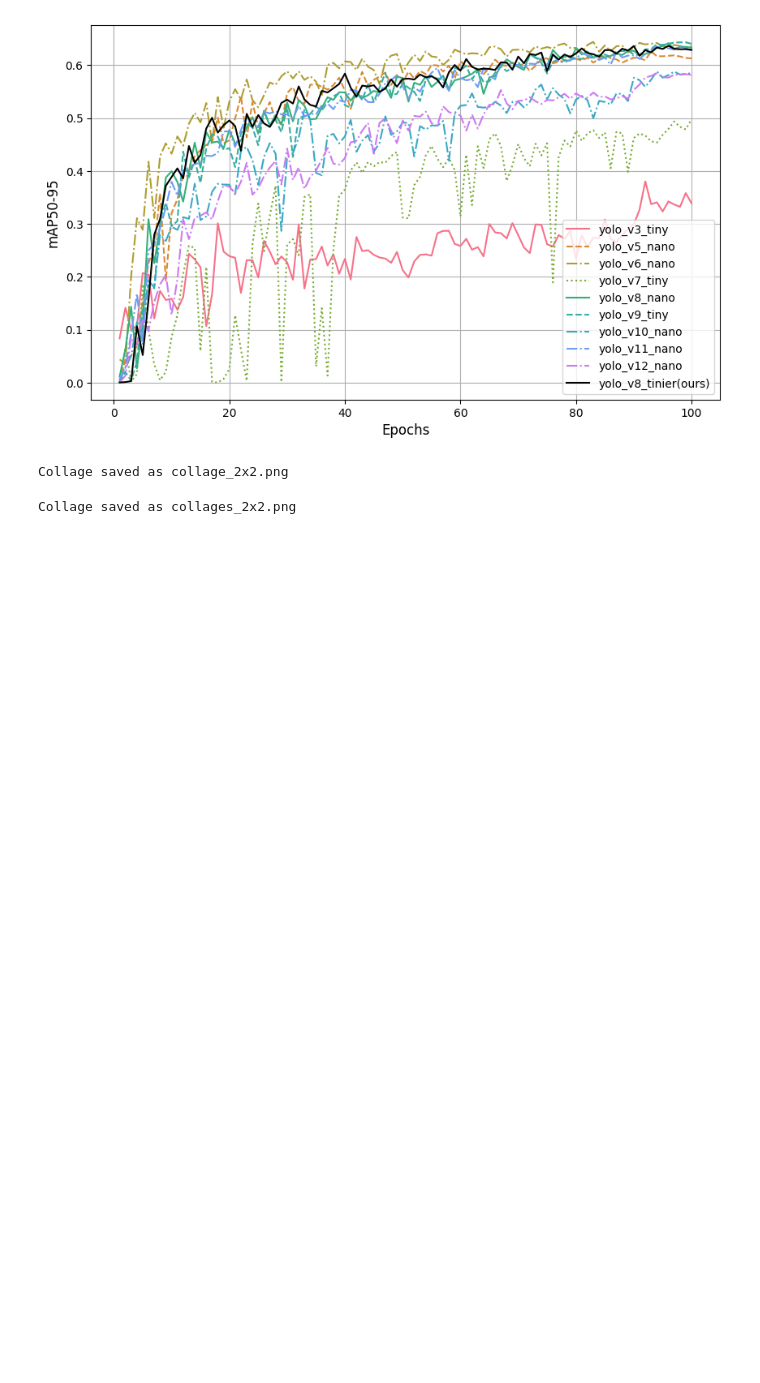
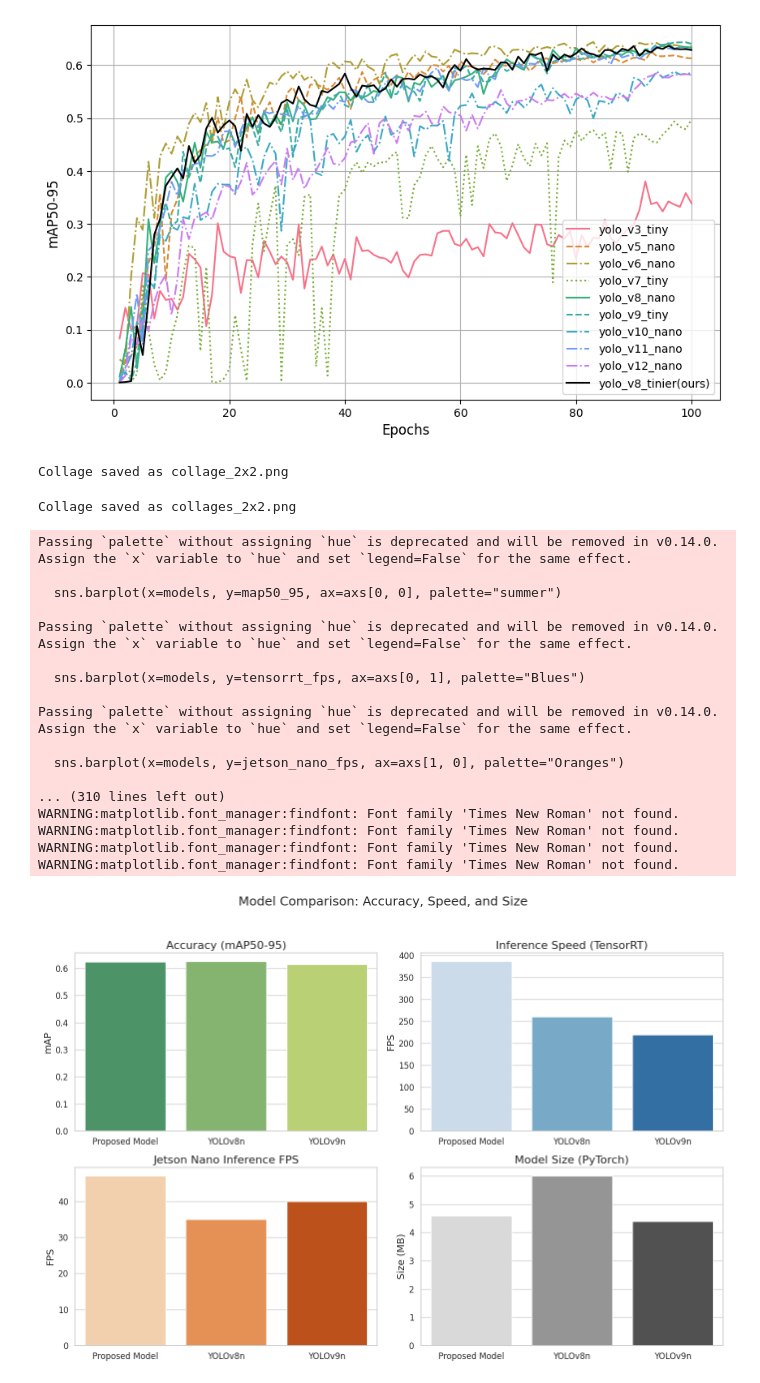
Before and after one commit to programminghunk/sugarcane, a Jupyter notebook: graphs.ipynb, the cells around one changed output. Saved outputs shown, nothing was run; the diff lists cells and outputs as text; code cells hidden in the pictures; blank space fills up the shorter version.

```diff
--- a/graphs.ipynb
+++ b/graphs.ipynb
@@ -412,3 +412,70 @@ collage.save("xcollage_2x2.png")
 print("Collage saved as collages_2x2.png")
 # %% [output]
 Collage saved as collages_2x2.png
+# %%
+import matplotlib.pyplot as plt
+import seaborn as sns
+import matplotlib as mpl
+
+# Use Times New Roman for academic look
+mpl.rcParams['font.family'] = 'Times New Roman'
+mpl.rcParams['axes.titlesize'] = 16
+mpl.rcParams['axes.labelsize'] = 14
+mpl.rcParams['xtick.labelsize'] = 12
+mpl.rcParams['ytick.labelsize'] = 12
+mpl.rcParams['legend.fontsize'] = 12
+
+# Data for models
+models = ['Proposed Model', 'YOLOv8n', 'YOLOv9n']
+map50_95 = [0.624, 0.6254, 0.6152]
+tensorrt_fps = [386.10, 260.51, 219.14]
+jetson_nano_fps = [47, 35, 40]  # Approx average
+model_size = [4.6, 6, 4.4]
+
+# Create larger figure for better clarity
+fig, axs = plt.subplots(2, 2, figsize=(14, 10))
+fig.suptitle('Model Comparison: Accuracy, Speed, and Size', fontsize=18)
+
+# Accuracy
+sns.barplot(x=models, y=map50_95, ax=axs[0, 0], palette="summer")
+axs[0, 0].set_title("Accuracy (mAP50-95)")
+axs[0, 0].set_ylabel("mAP")
+
+# TensorRT FPS
+sns.barplot(x=models, y=tensorrt_fps, ax=axs[0, 1], palette="Blues")
+axs[0, 1].set_title("Inference Speed (TensorRT)")
+axs[0, 1].set_ylabel("FPS")
+
+# Jetson Nano FPS
+sns.barplot(x=models, y=jetson_nano_fps, ax=axs[1, 0], palette="Oranges")
+axs[1, 0].set_title("Jetson Nano Inference FPS")
+axs[1, 0].set_ylabel("FPS")
+
+# Model Size
+sns.barplot(x=models, y=model_size, ax=axs[1, 1], palette="Greys")
+axs[1, 1].set_title("Model Size (PyTorch)")
+axs[1, 1].set_ylabel("Size (MB)")
+
+# Tight layout and high resolution saving
+plt.tight_layout(rect=[0, 0.03, 1, 0.95])
+plt.savefig("high_quality_model_comparison.png", dpi=600)
+plt.show()
+# %% [output]
+Passing `palette` without assigning `hue` is deprecated and will be removed in v0.14.0. Assign the `x` variable to `hue` and set `legend=False` for the same effect.
+
+  sns.barplot(x=models, y=map50_95, ax=axs[0, 0], palette="summer")
+
+Passing `palette` without assigning `hue` is deprecated and will be removed in v0.14.0. Assign the `x` variable to `hue` and set `legend=False` for the same effect.
+
+  sns.barplot(x=models, y=tensorrt_fps, ax=axs[0, 1], palette="Blues")
+
+Passing `palette` without assigning `hue` is deprecated and will be removed in v0.14.0. Assign the `x` variable to `hue` and set `legend=False` for the same effect.
+
+  sns.barplot(x=models, y=jetson_nano_fps, ax=axs[1, 0], palette="Oranges")
+
+... (310 lines left out)
+WARNING:matplotlib.font_manager:findfont: Font family 'Times New Roman' not found.
+WARNING:matplotlib.font_manager:findfont: Font family 'Times New Roman' not found.
+WARNING:matplotlib.font_manager:findfont: Font family 'Times New Roman' not found.
+WARNING:matplotlib.font_manager:findfont: Font family 'Times New Roman' not found.
+[figure, added]
```
